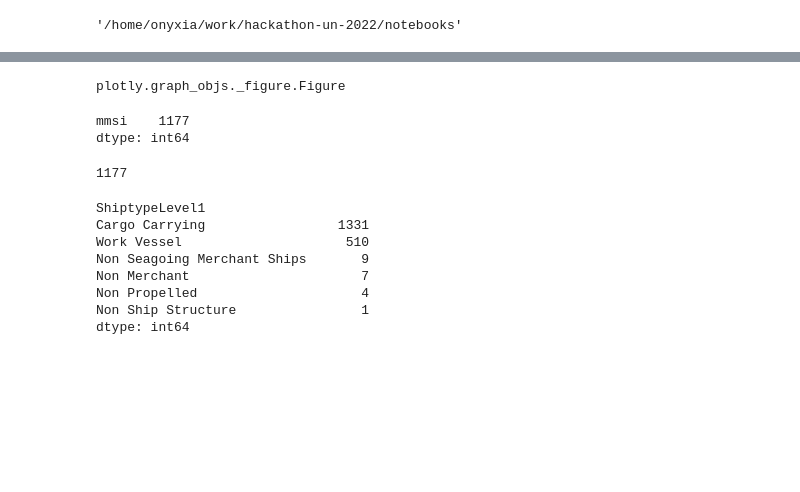
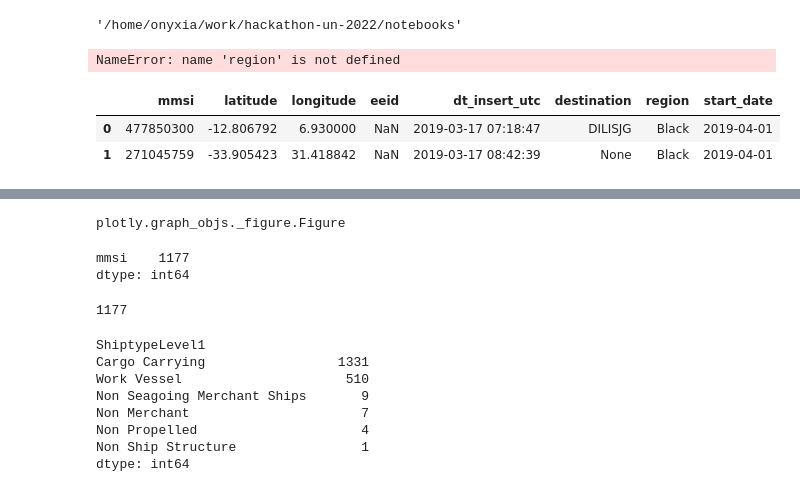
Before and after one commit to InseeFrLab/hackathon-un-2022, a Jupyter notebook: notebooks/test-nb-fonction.ipynb, the cells around one changed output, grey strips where cells are left out. Drawn from its saved outputs; the diff is of its cells as text; code cells hidden in the pictures; blank space fills up the shorter version.

Commit message:
import data

```diff
--- a/notebooks/test-nb-fonction.ipynb
+++ b/notebooks/test-nb-fonction.ipynb
@@ -11,10 +11,21 @@ from importlib import reload
 fc = reload(fc)
 # %%
 ship_data_enriched = fc.create_ship_data_enriched()
-AIS = fc.read_ais_parquet()
-#AIS_enriched = fc.enrich_AIS_data(
-#    AIS, ship_data_enriched
-#)
+
+AIS = fc.read_ais_all()
+AIS_enriched = fc.enrich_AIS_data(
+    AIS, ship_data_enriched
+)
+AIS_sample_black = AIS_enriched[(AIS_enriched['region'] == "Black") & (AIS_enriched['start_date'] == "2022-04-01")]
+AIS_sample_suez = AIS_enriched[(AIS_enriched['region'] == "Suez") & (AIS_enriched['start_date'] == "2021-03-21")]
+# %% [output]
+NameError: name 'region' is not defined
+# %%
+boat_position = fc.random_sample_position(AIS_enriched)
+# %% [output]
+|  | mmsi | latitude | longitude | eeid | dt_insert_utc | destination | region | start_date |
+| 0 | 477850300 | -12.806792 | 6.930000 | NaN | 2019-03-17 07:18:47 | DILISJG | Black | 2019-04-01 |
+| 1 | 271045759 | -33.905423 | 31.418842 | NaN | 2019-03-17 08:42:39 | None | Black | 2019-04-01 |
 # %%
 import pandas as pd
 pd.set_option('display.max_colwidth', None)
```
Also changed, not shown: parts of 4 cells of this notebook, 2 other files.
